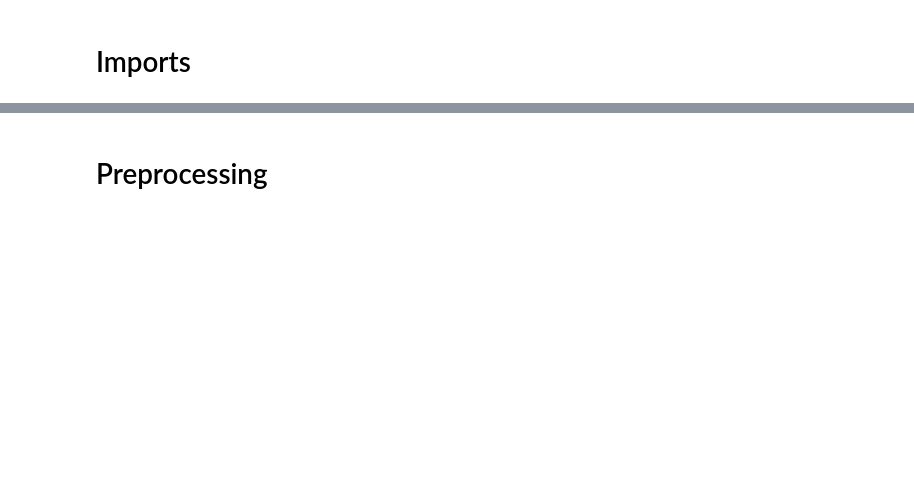
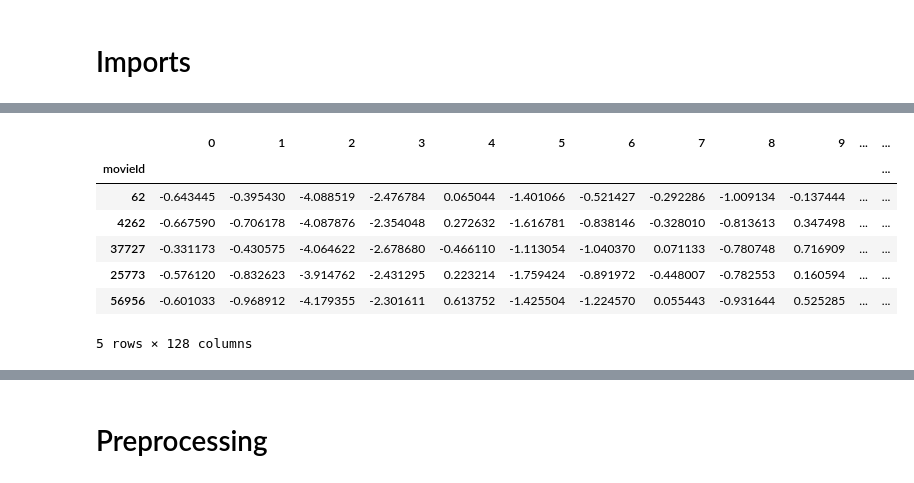
Before and after one commit to AeroPhilipp/movie_recommendation, a Jupyter notebook: notebooks/Movielens_NN_BERT_philipp.ipynb, the cells around one changed output, grey strips where cells are left out. Saved outputs shown, nothing was run; the diff lists cells and outputs as text; code cells hidden in the pictures; blank space fills up the shorter version.

```diff
--- a/notebooks/Movielens_NN_BERT_philipp.ipynb
+++ b/notebooks/Movielens_NN_BERT_philipp.ipynb
@@ -30,3 +65,7 @@ ML_df = pd.read_csv('/content/gdrive/MyDrive/raw_data/MovieLens_20M/rating.csv')
 # %%
-prompt_embeddings = np.load('/content/gdrive/MyDrive/raw_data/processed_data_shared/embedding_summary.npy')
+# on colab
+#prompt_embeddings = np.load('/content/gdrive/MyDrive/raw_data/processed_data_shared/embedding_summary.npy')
+# on local
+prompt_embeddings = np.load('../processed_data/embedding_summary.npy')
+#prompt_embeddings
 # %%
@@ -36,4 +89,14 @@ movies_embed = pd.DataFrame(movie_embeddings, index= movies_df['movieId'])
 # %%
 prompts_embed = pd.DataFrame(prompt_embeddings, index= movies_df['movieId'])
+prompts_embed.head()
+# %% [output]
+|  | 0 | 1 | 2 | 3 | 4 | 5 | 6 | 7 | 8 | 9 | ... | ... |
+| movieId |  |  |  |  |  |  |  |  |  |  |  | ... |
+| 62 | -0.643445 | -0.395430 | -4.088519 | -2.476784 | 0.065044 | -1.401066 | -0.521427 | -0.292286 | -1.009134 | -0.137444 | ... | ... |
+| 4262 | -0.667590 | -0.706178 | -4.087876 | -2.354048 | 0.272632 | -1.616781 | -0.838146 | -0.328010 | -0.813613 | 0.347498 | ... | ... |
+| 37727 | -0.331173 | -0.430575 | -4.064622 | -2.678680 | -0.466110 | -1.113054 | -1.040370 | 0.071133 | -0.780748 | 0.716909 | ... | ... |
+| 25773 | -0.576120 | -0.832623 | -3.914762 | -2.431295 | 0.223214 | -1.759424 | -0.891972 | -0.448007 | -0.782553 | 0.160594 | ... | ... |
+| 56956 | -0.601033 | -0.968912 | -4.179355 | -2.301611 | 0.613752 | -1.425504 | -1.224570 | 0.055443 | -0.931644 | 0.525285 | ... | ... |
+5 rows × 128 columns
 # %%
 user_df = ML_df[['userId', 'movieId', 'rating']]
```
Also changed, not shown: parts of 20 cells of this notebook, 5 other files.
